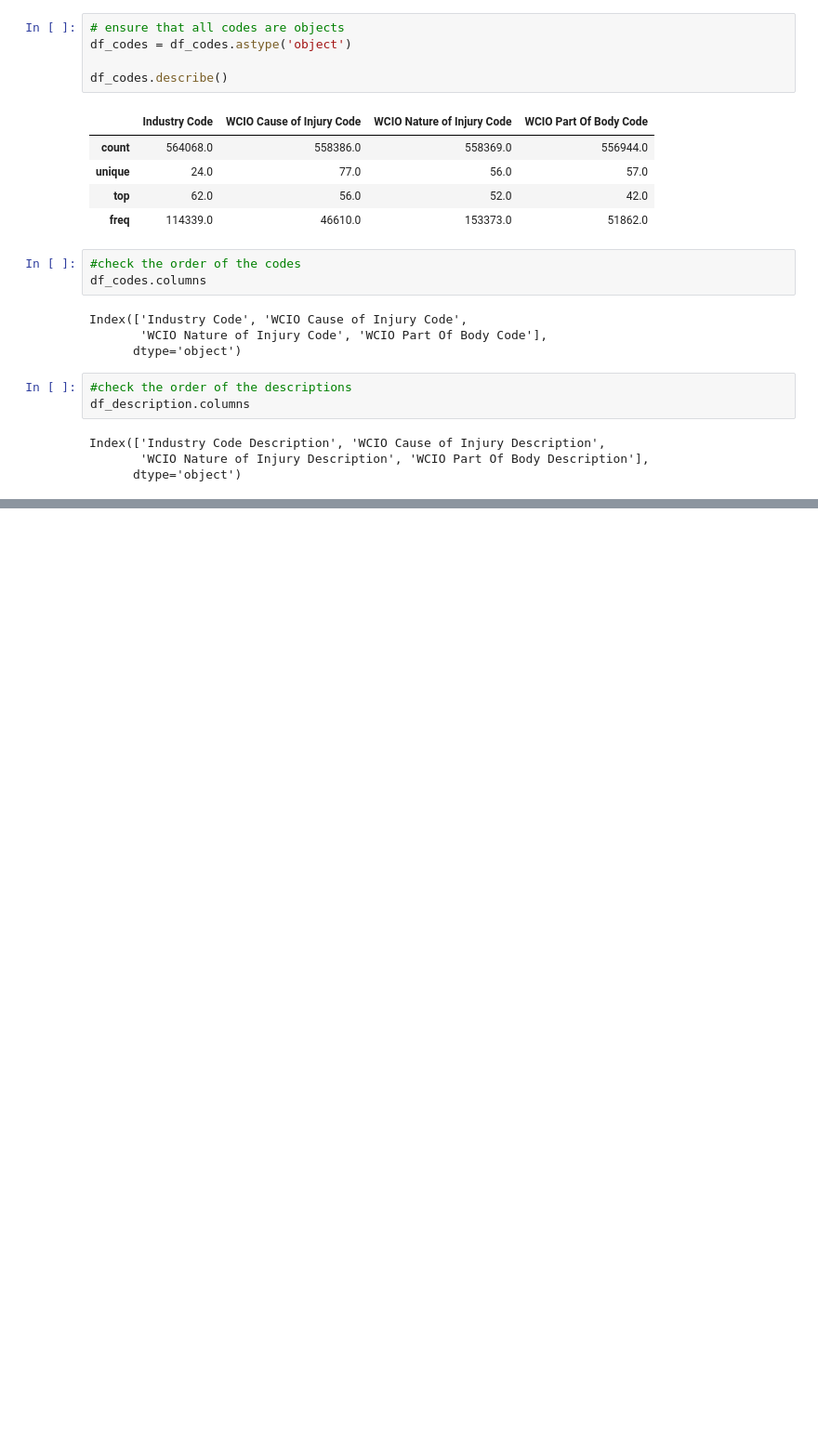
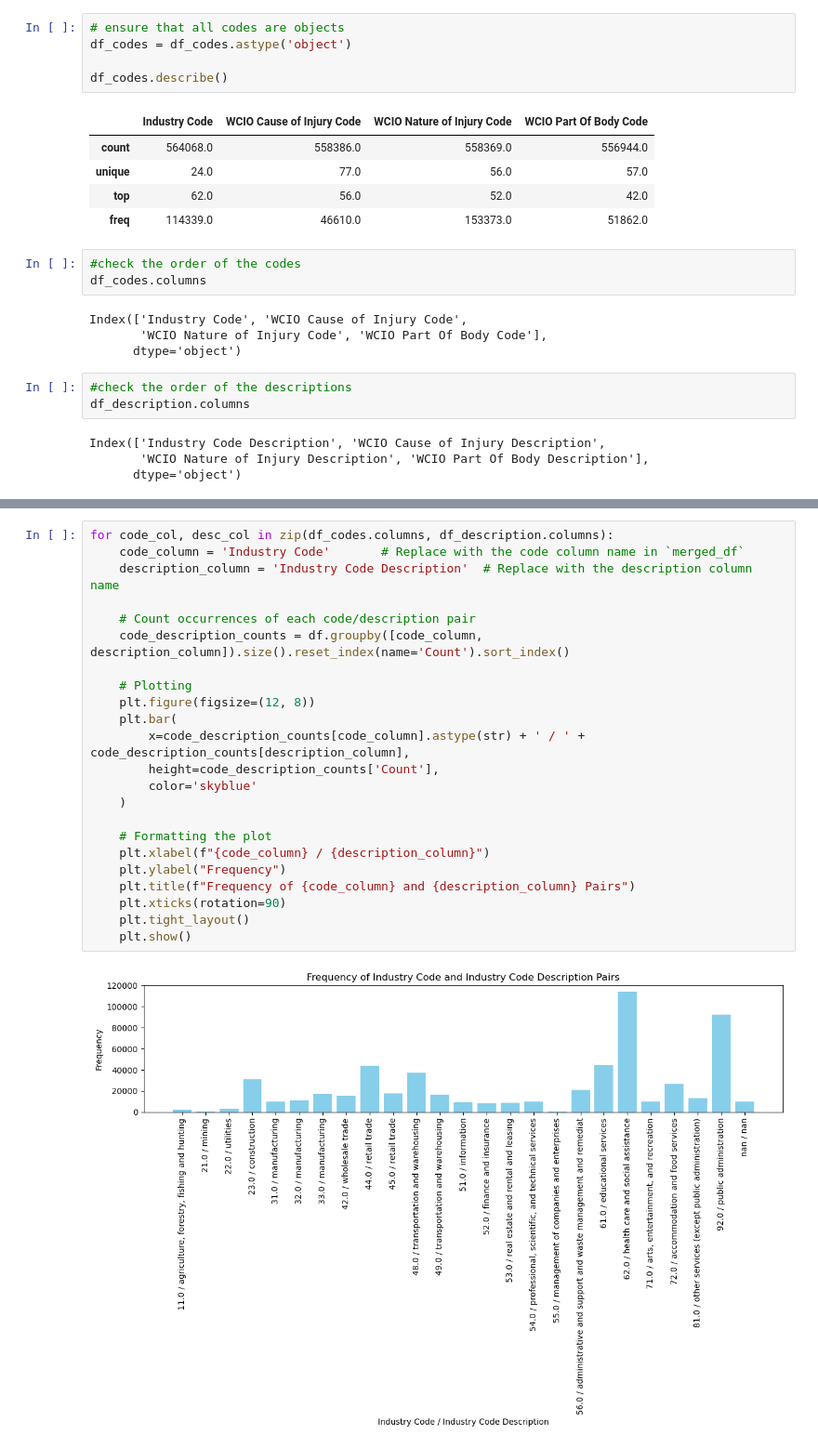
Before and after one commit to tmnstraub/ML_Group36, a Jupyter notebook: src/data_pre_processing.ipynb, the cells around one changed output, grey strips where cells are left out. Shown: that part at 93% size. Cells and saved outputs as stored; diff of their text form; blank space fills up the shorter version.

```diff
--- a/src/data_pre_processing.ipynb
+++ b/src/data_pre_processing.ipynb
@@ -201,0 +170,25 @@ NameError: name 'code_description_consistency' is not defined
+# %%
+for code_col, desc_col in zip(df_codes.columns, df_description.columns):
+    code_column = 'Industry Code'       # Replace with the code column name in `merged_df`
+    description_column = 'Industry Code Description'  # Replace with the description column name
+
+    # Count occurrences of each code/description pair
+    code_description_counts = df.groupby([code_column, description_column]).size().reset_index(name='Count').sort_index()
+
+    # Plotting
+    plt.figure(figsize=(12, 8))
+    plt.bar(
+        x=code_description_counts[code_column].astype(str) + ' / ' + code_description_counts[description_column],
+        height=code_description_counts['Count'],
+        color='skyblue'
+    )
+
+    # Formatting the plot
+    plt.xlabel(f"{code_column} / {description_column}")
+    plt.ylabel("Frequency")
+    plt.title(f"Frequency of {code_column} and {description_column} Pairs")
+    plt.xticks(rotation=90)
+    plt.tight_layout()
+    plt.show()
+# %% [output]
+[figure, added]
```
Also changed, not shown: parts of 5 cells of this notebook, 1 other file.
